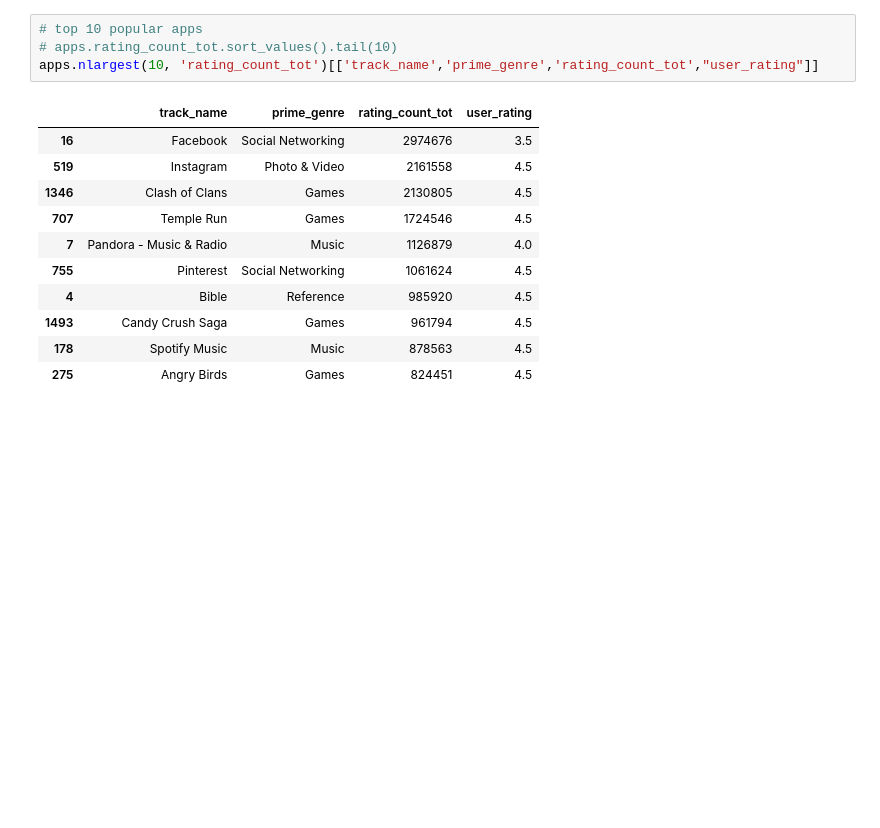
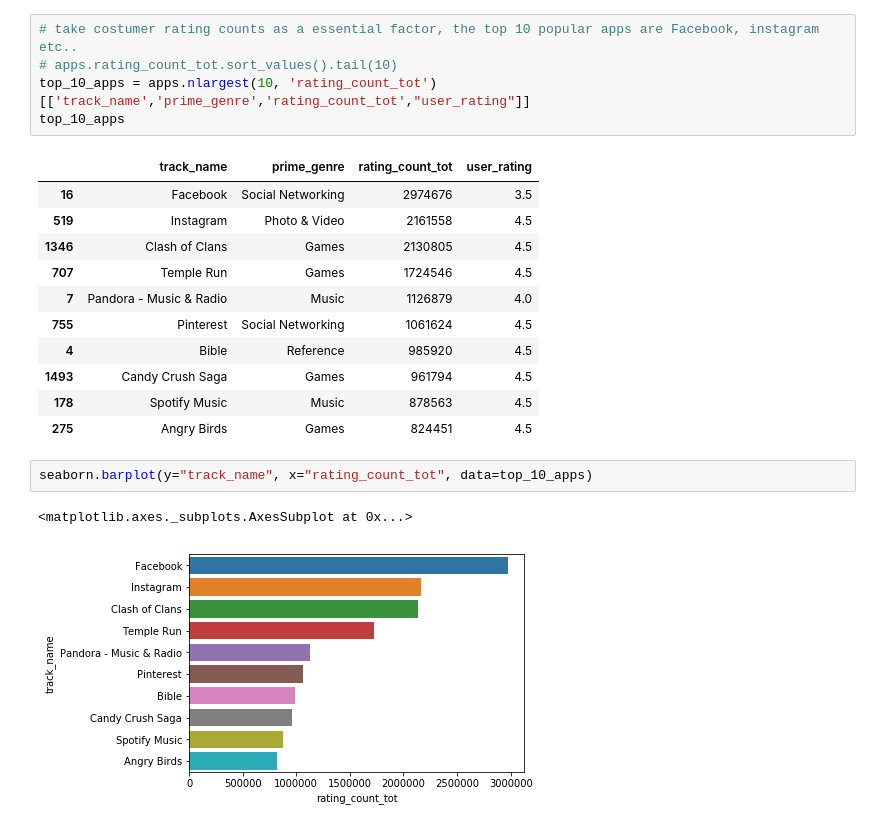
Before and after one commit to nanli-7/app-store-apple-data, a Jupyter notebook: apple-store-apps.ipynb, the cells around one changed output. Cells and saved outputs as stored; diff of their text form; blank space fills up the shorter version.

```diff
--- a/apple-store-apps.ipynb
+++ b/apple-store-apps.ipynb
@@ -148,7 +165,8 @@ apps.groupby('prime_genre').rating_count_tot.describe()
 # %%
-# top 10 popular apps
+# take costumer rating counts as a essential factor, the top 10 popular apps are Facebook, instagram etc..
 # apps.rating_count_tot.sort_values().tail(10)
-apps.nlargest(10, 'rating_count_tot')[['track_name','prime_genre','rating_count_tot',"user_rating"]]
+top_10_apps = apps.nlargest(10, 'rating_count_tot')[['track_name','prime_genre','rating_count_tot',"user_rating"]]
+top_10_apps
 # %% [output]
 |  | track_name | prime_genre | rating_count_tot | user_rating |
 | 16 | Facebook | Social Networking | 2974676 | 3.5 |
@@ -161,4 +179,9 @@ apps.nlargest(10, 'rating_count_tot')[['track_name','prime_genre','rating_count_
 | 1493 | Candy Crush Saga | Games | 961794 | 4.5 |
 | 178 | Spotify Music | Music | 878563 | 4.5 |
 | 275 | Angry Birds | Games | 824451 | 4.5 |
+# %%
+seaborn.barplot(y="track_name", x="rating_count_tot", data=top_10_apps)
+# %% [output]
+<matplotlib.axes._subplots.AxesSubplot at 0x...>
+[figure, added]
 # %%
```
Also changed, not shown: parts of 11 cells of this notebook.
